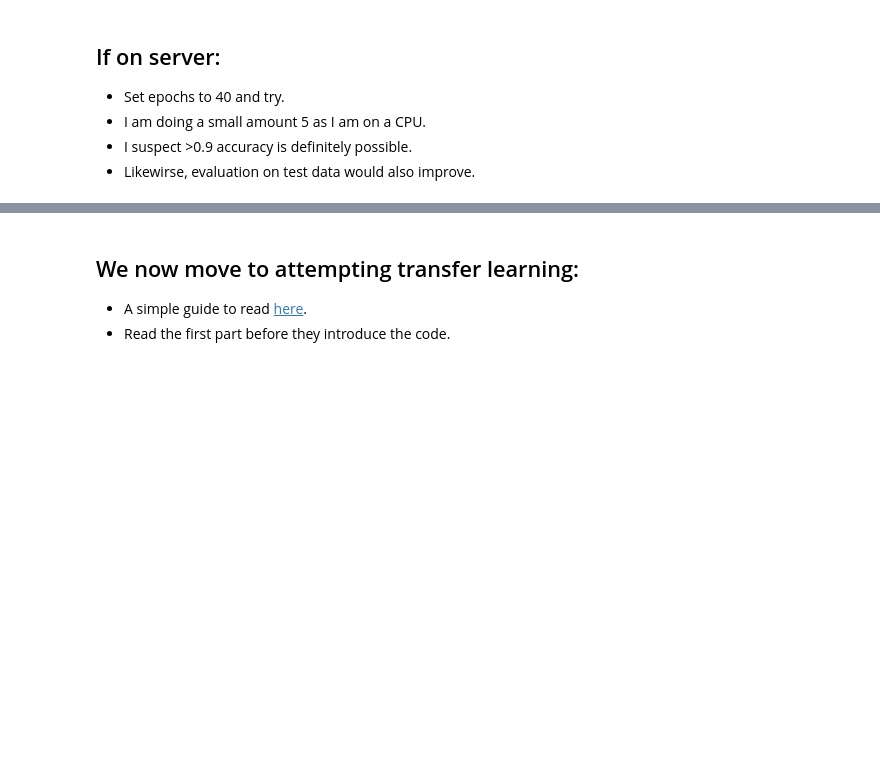
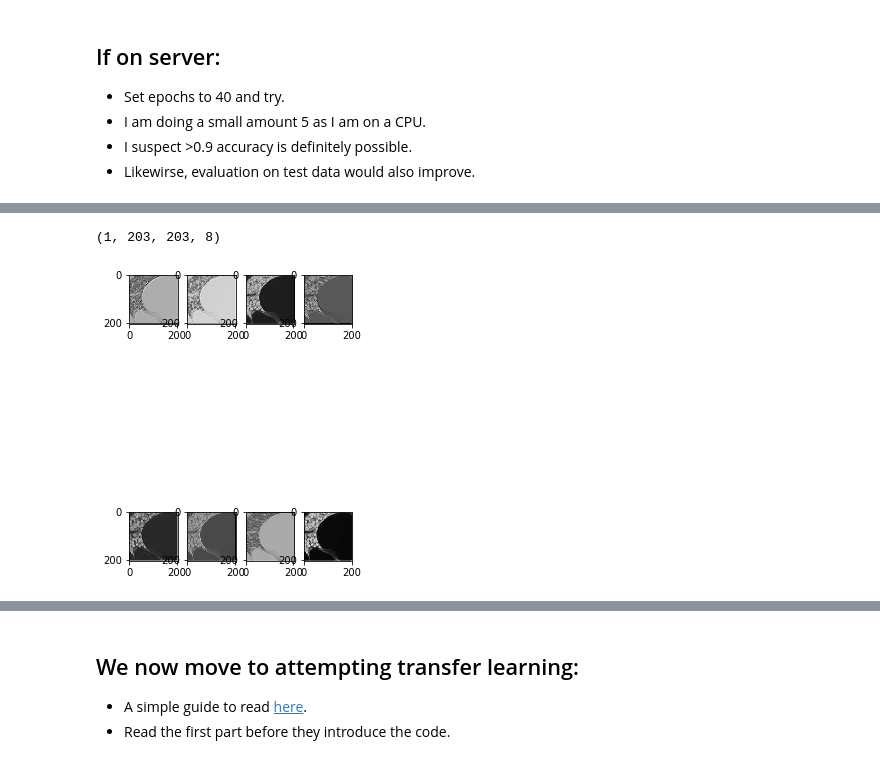
Before and after one commit to soedirgo/CancerDetection, a Jupyter notebook: Baseline attempt.ipynb, the cells around one changed output, grey strips where cells are left out. Drawn from its saved outputs; the diff is of its cells as text; code cells hidden in the pictures; blank space fills up the shorter version.

Commit message:
Add activation visualization

```diff
--- a/Baseline attempt.ipynb
+++ b/Baseline attempt.ipynb
@@ -247,5 +273,5 @@ trainingModel.compile(optimizer = "adam", loss = "categorical_crossentropy", met
 - I suspect >0.9 accuracy is definitely possible.
 - Likewirse, evaluation on test data would also improve.
 # %%
-trainingModel.fit(x = X_train, y = Y_train, epochs = 5, batch_size = 32)
+trainingModel.fit(x = X_train, y = Y_train, epochs = 10, batch_size = 32)
 # %% [output]
@@ -272,0 +306,28 @@ Test Accuracy = 0.5600000095367431
+# %%
+from math import floor, sqrt, ceil
+def display_activation(activations, act_index):
+    activation = activations[act_index]
+    print(activation.shape)
+    num_layers = activation.shape[3]
+
+    row_size = floor(sqrt(num_layers))
+    col_size = ceil(num_layers/row_size)
+
+    index=0
+    fig, ax = plt.subplots(row_size, col_size, figsize=(row_size*2,col_size*2))
+    for row in range(0,row_size):
+        for col in range(0,col_size):
+            if index >= num_layers:
+                break
+            ax[row][col].imshow(activation[0, :, :, index], cmap='gray')
+            index += 1
+# %%
+from keras.models import Model
+layer_outputs = [layer.output for layer in trainingModel.layers[1:]]
+activation_model = Model(inputs=trainingModel.input, outputs=layer_outputs)
+activations = activation_model.predict(X_train[10].reshape(1, X_train.shape[1], X_train.shape[2], X_train.shape[3]))
+
+display_activation(activations,1)
+# %% [output]
+(1, 203, 203, 8)
+[figure, added]
```
Also changed, not shown: parts of 16 cells of this notebook.
